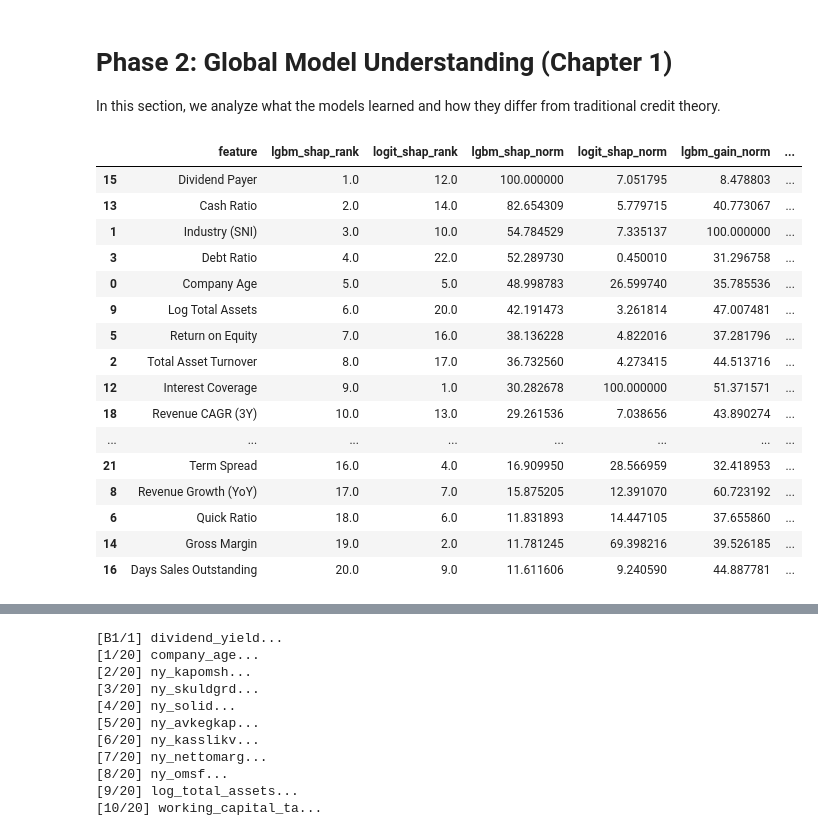
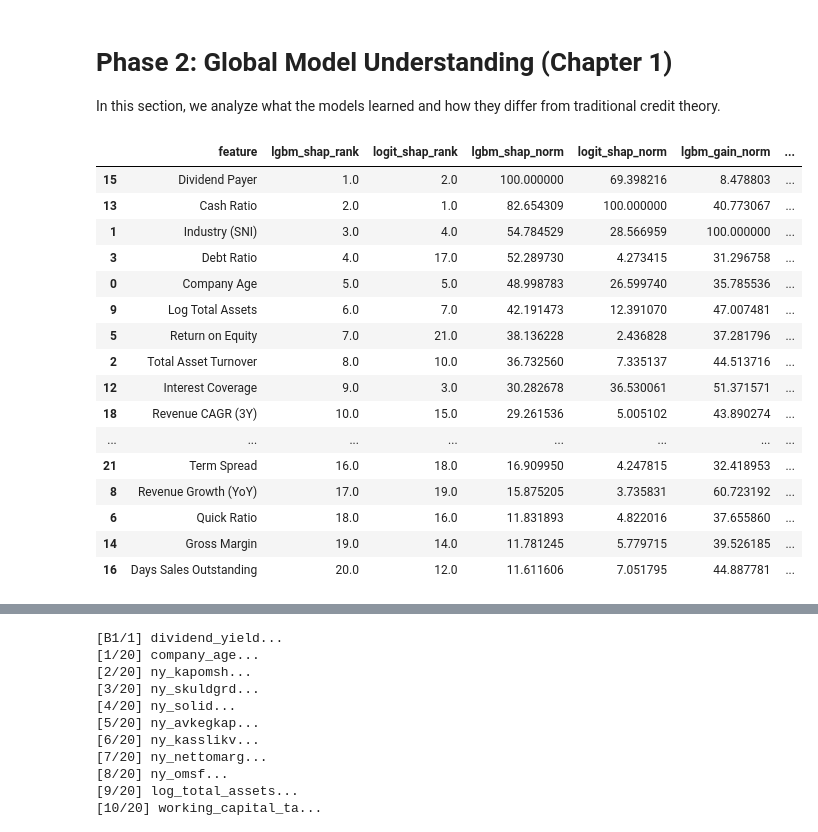
Before and after one commit to vilhelm-k/credit-risk-xai-thesis, a Jupyter notebook: notebooks/05a_xai_global.ipynb, the cells around one changed output, grey strips where cells are left out. Drawn from its saved outputs; the diff is of its cells as text; code cells hidden in the pictures.

```diff
--- a/notebooks/05a_xai_global.ipynb
+++ b/notebooks/05a_xai_global.ipynb
@@ -267,64 +267,66 @@ with open(cache_file, 'wb') as f:
 In this section, we analyze what the models learned and how they differ from traditional credit theory.
 # %%
 feature_names = X_val.columns.tolist()
+feature_names_processed = X_val_processed.columns.tolist()  # Different order: numeric first, then categorical
 
 lgbm_importance_shap = pd.DataFrame({
     'feature': feature_names,
     'lgbm_shap': np.abs(shap_values_lgbm).mean(axis=0)
 })
 
+# IMPORTANT: logit SHAP values are computed on X_val_processed, which has different column order
 logit_importance_shap = pd.DataFrame({
-    'feature': feature_names,
+    'feature': feature_names_processed,  # Use processed column order to match SHAP values
     'logit_shap': np.abs(shap_values_logit).mean(axis=0)
 })
 
 lgbm_importance_gain = pd.DataFrame({
     'feature': feature_names,
     'lgbm_gain': model.feature_importances_
 })
 
 logit_coefficients = pd.DataFrame({
-    'feature': feature_names,
+    'feature': feature_names_processed,  # Coefficients also follow processed order
     'logit_coef': np.abs(logit_model.coef_[0])
 })
 
 importance_comparison = (
     lgbm_importance_shap
     .merge(logit_importance_shap, on='feature')
     .merge(lgbm_importance_gain, on='feature')
     .merge(logit_coefficients, on='feature')
 )
 
 for col in ['lgbm_shap', 'logit_shap', 'lgbm_gain', 'logit_coef']:
     importance_comparison[f'{col}_norm'] = 100 * importance_comparison[col] / importance_comparison[col].max()
 
 importance_comparison['lgbm_shap_rank'] = importance_comparison['lgbm_shap'].rank(ascending=False)
 importance_comparison['logit_shap_rank'] = importance_comparison['logit_shap'].rank(ascending=False)
 
 important_features = importance_comparison.nlargest(20, 'lgbm_shap')[
     ['feature', 'lgbm_shap_rank', 'logit_shap_rank', 'lgbm_shap_norm', 'logit_shap_norm', 'lgbm_gain_norm', 'logit_coef_norm']
 ]
 important_features['rank_diff'] = important_features['logit_shap_rank'] - important_features['lgbm_shap_rank']
 important_features['feature'] = important_features['feature'].apply(get_display_name)
 important_features
 # %% [output]
 |  | feature | lgbm_shap_rank | logit_shap_rank | lgbm_shap_norm | logit_shap_norm | lgbm_gain_norm | ... |
-| 15 | Dividend Payer | 1.0 | 12.0 | 100.000000 | 7.051795 | 8.478803 | ... |
-| 13 | Cash Ratio | 2.0 | 14.0 | 82.654309 | 5.779715 | 40.773067 | ... |
-| 1 | Industry (SNI) | 3.0 | 10.0 | 54.784529 | 7.335137 | 100.000000 | ... |
-| 3 | Debt Ratio | 4.0 | 22.0 | 52.289730 | 0.450010 | 31.296758 | ... |
+| 15 | Dividend Payer | 1.0 | 2.0 | 100.000000 | 69.398216 | 8.478803 | ... |
+| 13 | Cash Ratio | 2.0 | 1.0 | 82.654309 | 100.000000 | 40.773067 | ... |
+| 1 | Industry (SNI) | 3.0 | 4.0 | 54.784529 | 28.566959 | 100.000000 | ... |
+| 3 | Debt Ratio | 4.0 | 17.0 | 52.289730 | 4.273415 | 31.296758 | ... |
 | 0 | Company Age | 5.0 | 5.0 | 48.998783 | 26.599740 | 35.785536 | ... |
-| 9 | Log Total Assets | 6.0 | 20.0 | 42.191473 | 3.261814 | 47.007481 | ... |
-| 5 | Return on Equity | 7.0 | 16.0 | 38.136228 | 4.822016 | 37.281796 | ... |
-| 2 | Total Asset Turnover | 8.0 | 17.0 | 36.732560 | 4.273415 | 44.513716 | ... |
-| 12 | Interest Coverage | 9.0 | 1.0 | 30.282678 | 100.000000 | 51.371571 | ... |
-| 18 | Revenue CAGR (3Y) | 10.0 | 13.0 | 29.261536 | 7.038656 | 43.890274 | ... |
+| 9 | Log Total Assets | 6.0 | 7.0 | 42.191473 | 12.391070 | 47.007481 | ... |
+| 5 | Return on Equity | 7.0 | 21.0 | 38.136228 | 2.436828 | 37.281796 | ... |
+| 2 | Total Asset Turnover | 8.0 | 10.0 | 36.732560 | 7.335137 | 44.513716 | ... |
+| 12 | Interest Coverage | 9.0 | 3.0 | 30.282678 | 36.530061 | 51.371571 | ... |
+| 18 | Revenue CAGR (3Y) | 10.0 | 15.0 | 29.261536 | 5.005102 | 43.890274 | ... |
 | ... | ... | ... | ... | ... | ... | ... | ... |
-| 21 | Term Spread | 16.0 | 4.0 | 16.909950 | 28.566959 | 32.418953 | ... |
-| 8 | Revenue Growth (YoY) | 17.0 | 7.0 | 15.875205 | 12.391070 | 60.723192 | ... |
-| 6 | Quick Ratio | 18.0 | 6.0 | 11.831893 | 14.447105 | 37.655860 | ... |
-| 14 | Gross Margin | 19.0 | 2.0 | 11.781245 | 69.398216 | 39.526185 | ... |
-| 16 | Days Sales Outstanding | 20.0 | 9.0 | 11.611606 | 9.240590 | 44.887781 | ... |
+| 21 | Term Spread | 16.0 | 18.0 | 16.909950 | 4.247815 | 32.418953 | ... |
+| 8 | Revenue Growth (YoY) | 17.0 | 19.0 | 15.875205 | 3.735831 | 60.723192 | ... |
+| 6 | Quick Ratio | 18.0 | 16.0 | 11.831893 | 4.822016 | 37.655860 | ... |
+| 14 | Gross Margin | 19.0 | 14.0 | 11.781245 | 5.779715 | 39.526185 | ... |
+| 16 | Days Sales Outstanding | 20.0 | 12.0 | 11.611606 | 7.051795 | 44.887781 | ... |
 # %%
 # Feature Importance Comparison Visualization
 fig, ax = plt.subplots(figsize=FIGSIZE['standalone_tall'])
```
Also changed, not shown: parts of 3 cells of this notebook, 3 other files.
